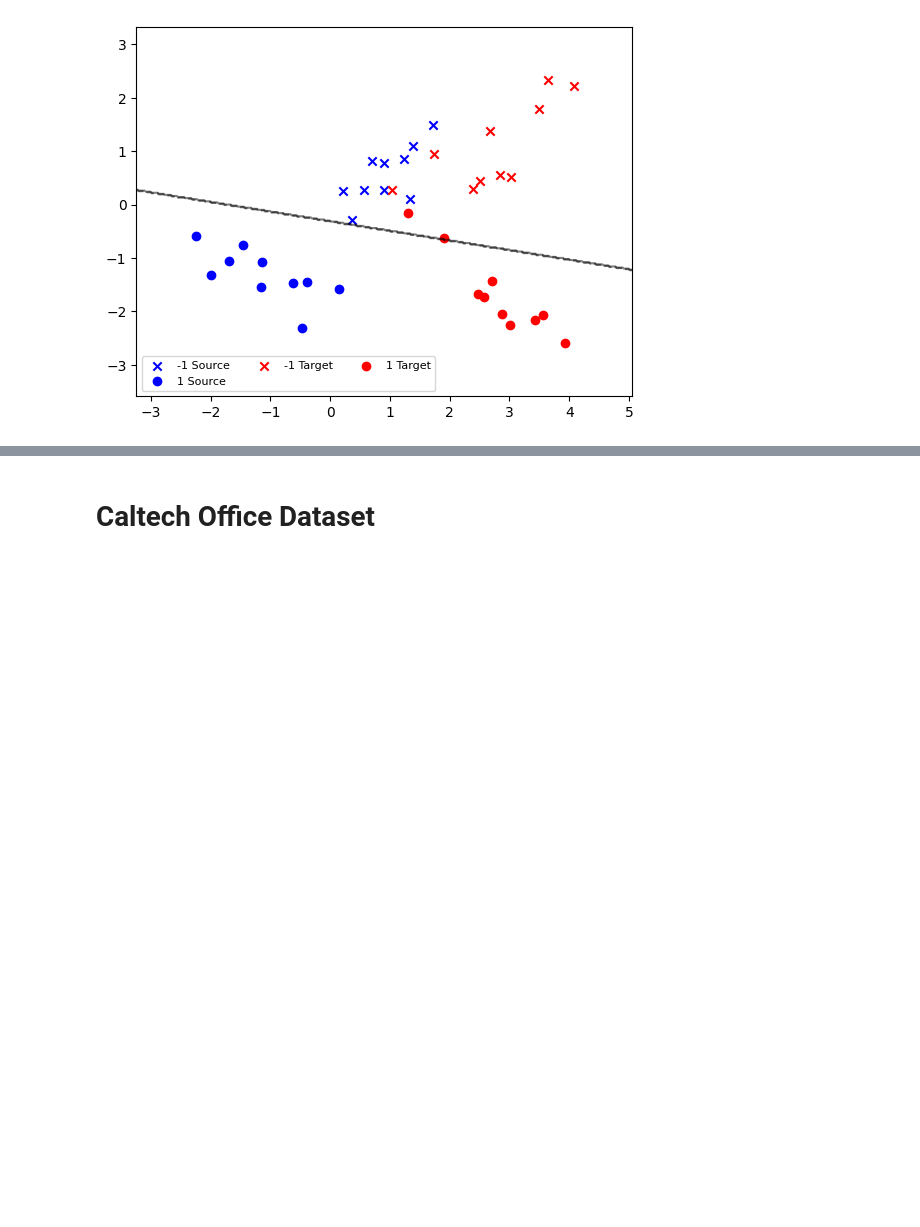
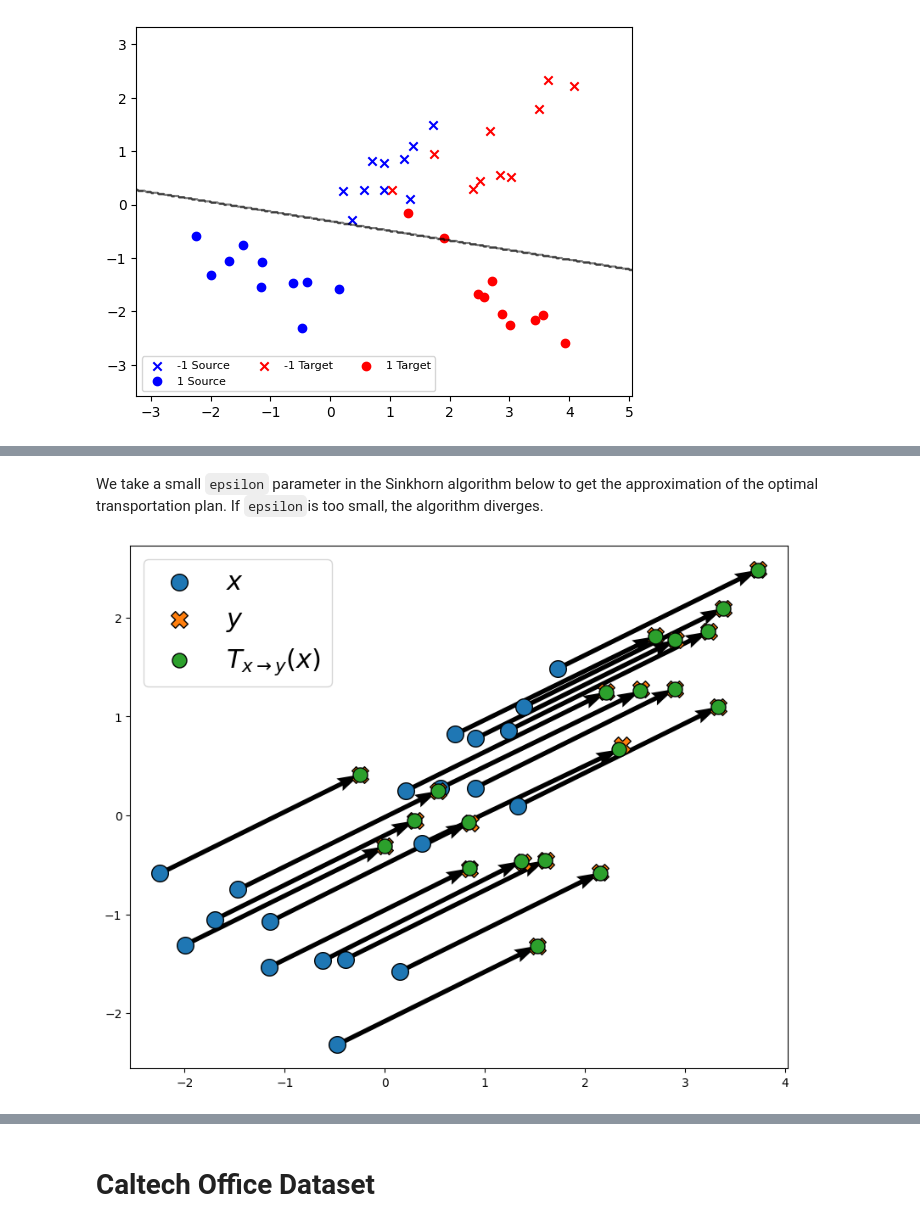
Before and after one commit to mdlbm/Optimal-Transport-Domain-Adaptation, a Jupyter notebook: OT_Domain_Adaptation.ipynb, the cells around one changed output, grey strips where cells are left out. Saved outputs shown, nothing was run; the diff lists cells and outputs as text; code cells hidden in the pictures; blank space fills up the shorter version.

```diff
--- a/OT_Domain_Adaptation.ipynb
+++ b/OT_Domain_Adaptation.ipynb
@@ -342,0 +414,16 @@ The difference is minimal because the dataset are sufficiently separated.
+# %% [markdown]
+We take a small `epsilon` parameter in the Sinkhorn algorithm below to get the approximation of the optimal transportation plan. If `epsilon`is too small, the algorithm diverges.
+# %%
+def getTransport_eps(X, X_, cost_fn = costs.SqEuclidean(), plot = True, eps = 0.01):
+  """ Get the transported points from a source set `X` to a target set `X_, where the cost function is defined by `cost_fn`. `plot` = `True` plot the transportation plan if possible. """
+  geom = pointcloud.PointCloud(X, X_, cost_fn=cost_fn, epsilon = eps) #  cost_fn permet de changer la fonction coût ici
+  out = sinkhorn.Sinkhorn()(linear_problem.LinearProblem(geom))
+  dual_potentials = out.to_dual_potentials()
+  if plot == True and len(X[0])==2 and len(X_[0]) == 2:
+    plot_map(X, X_, dual_potentials.transport(X))
+
+  return dual_potentials.transport(X)
+
+tX = getTransport_eps(X,X_)
+# %% [output]
+[figure, added]
```
Also changed, not shown: parts of 40 cells of this notebook.
